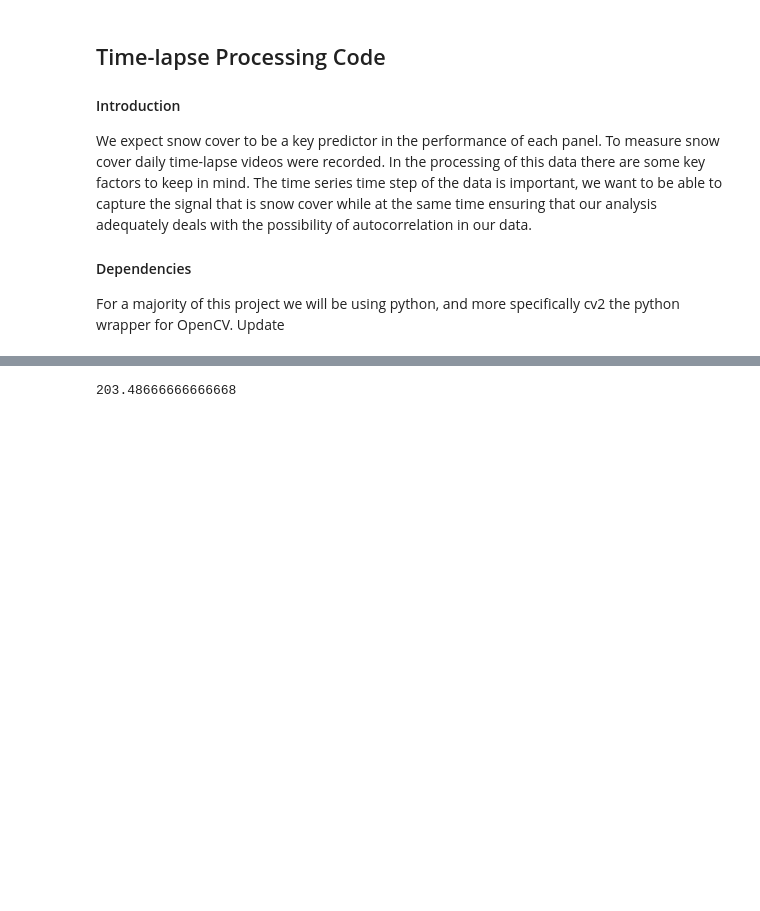
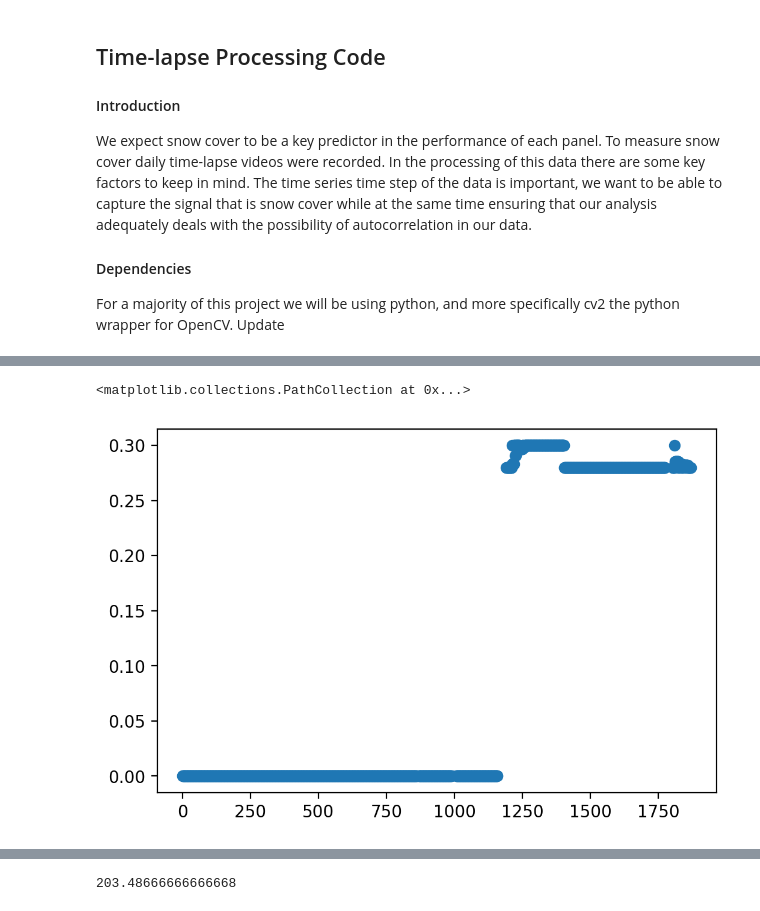
Before and after one commit to StefanoFochesatto/CRREL-Solar-Project, a Jupyter notebook: ExploratoryPythonScript.ipynb, the cells around one changed output, grey strips where cells are left out. Saved outputs shown, nothing was run; the diff lists cells and outputs as text; code cells hidden in the pictures; blank space fills up the shorter version.

```diff
--- a/ExploratoryPythonScript.ipynb
+++ b/ExploratoryPythonScript.ipynb
@@ -24,0 +121,12 @@ import copy
+# %%
+## Fitting Model
+model.fit(MedianFilterTest)
+## Pulling Anomaly Score
+anomaly_score = model.predict(MedianFilterTest)
+
+
+## Generating Anomaly Filtered Data
+temp = pd.Series(temp)
+temp.loc[anomaly_score == -1,:] = np.nan
+temp = temp.iloc[:,0]
+temp = temp.tolist()
@@ -24,0 +157,4 @@ import copy
+# %%
+temp.loc[anomalyFilter[2]==-1,:] = np.nan
+interpolationTest = temp.interpolate()
+test = temp.assign(RollingMean=temp['6'].fillna(temp['6'].rolling(50,min_periods=1,).mean()))
@@ -24,0 +166,4 @@ import copy
+# %%
+for i in range(1, len(test['6'])):
+    if (math.isnan(test['6'][i - 1]) and math.isnan(test['6'][i + 1])):
+        test['6'][i] = np.nan
@@ -24,0 +186,5 @@ import copy
+# %%
+plt.scatter(range(len(test['RollingMean'])), test['RollingMean'])
+# %% [output]
+<matplotlib.collections.PathCollection at 0x...>
+[figure, added]
```
Also changed, not shown: parts of 24 cells of this notebook, 8 other files.
